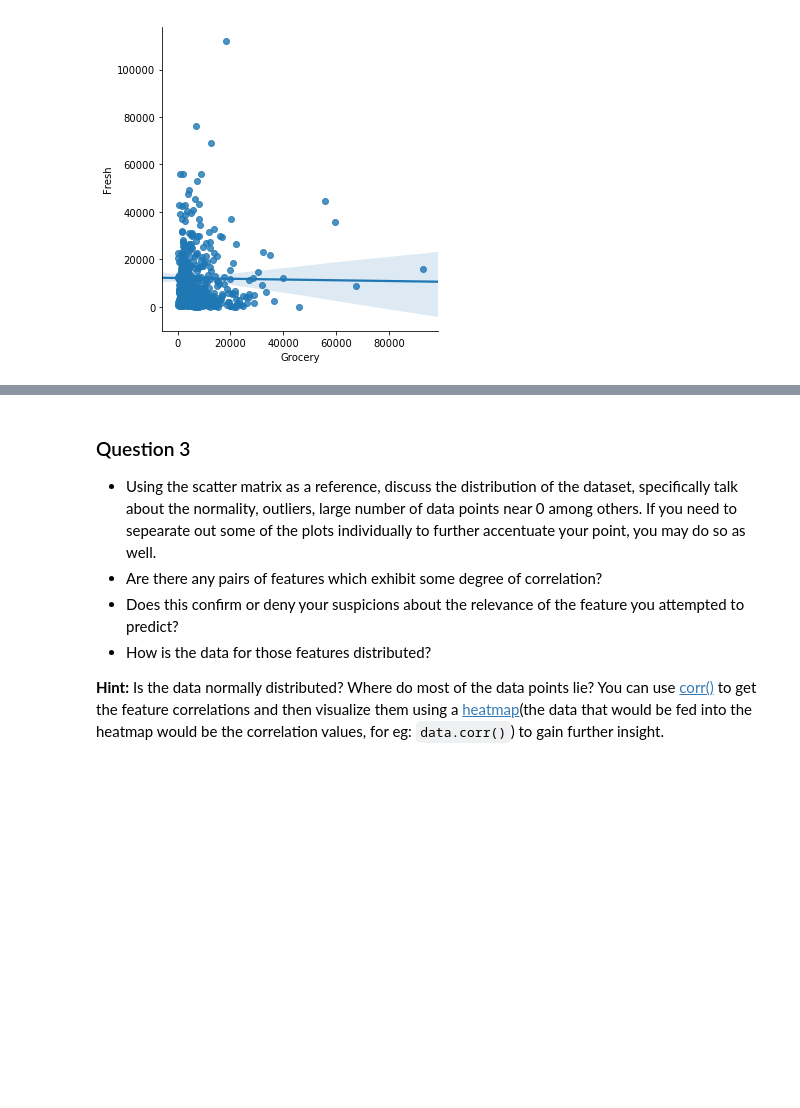
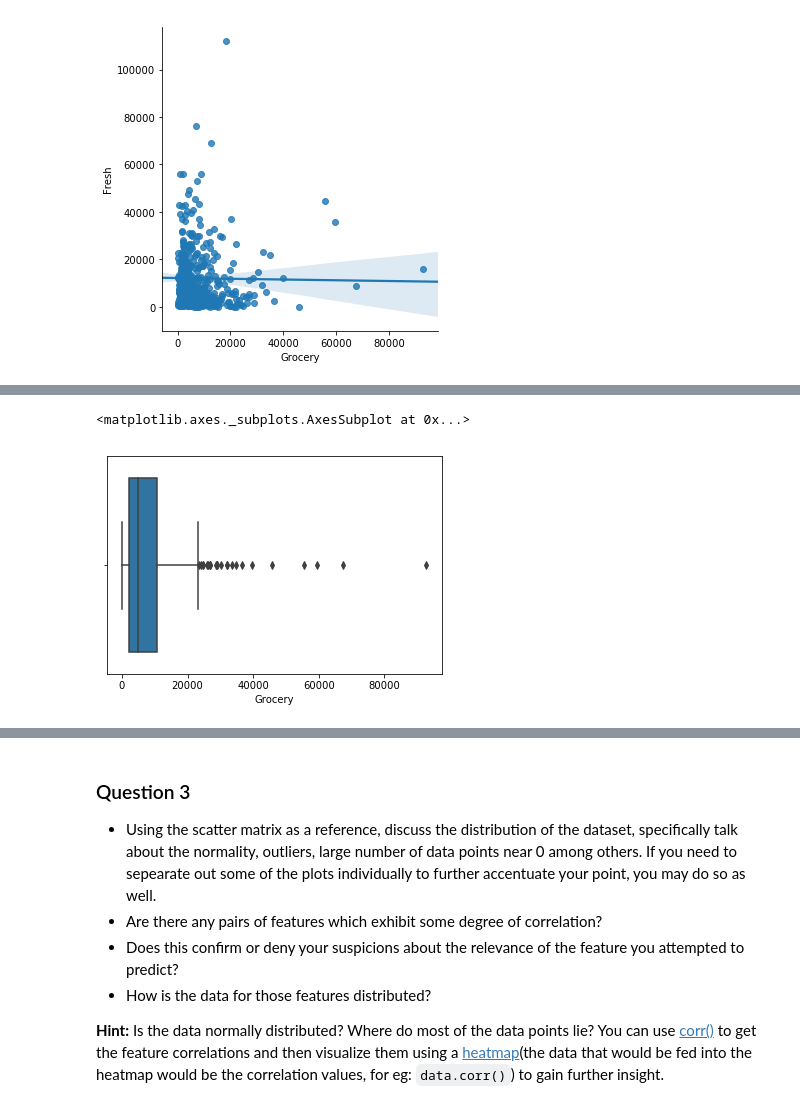
Before and after one commit to shobhit-upadhyaya/udacity_nano_degree, a Jupyter notebook: customer_segments/customer_segments.ipynb, the cells around one changed output, grey strips where cells are left out. Saved outputs shown, nothing was run; the diff lists cells and outputs as text; code cells hidden in the pictures; blank space fills up the shorter version.

```diff
--- a/customer_segments/customer_segments.ipynb
+++ b/customer_segments/customer_segments.ipynb
@@ -187,0 +198,5 @@ g = sns.lmplot(x="Grocery", y="Fresh", data=data, size=5)
+# %%
+sns.boxplot(data['Grocery'])
+# %% [output]
+<matplotlib.axes._subplots.AxesSubplot at 0x...>
+[figure, added]
```
Also changed, not shown: parts of 16 cells of this notebook.
